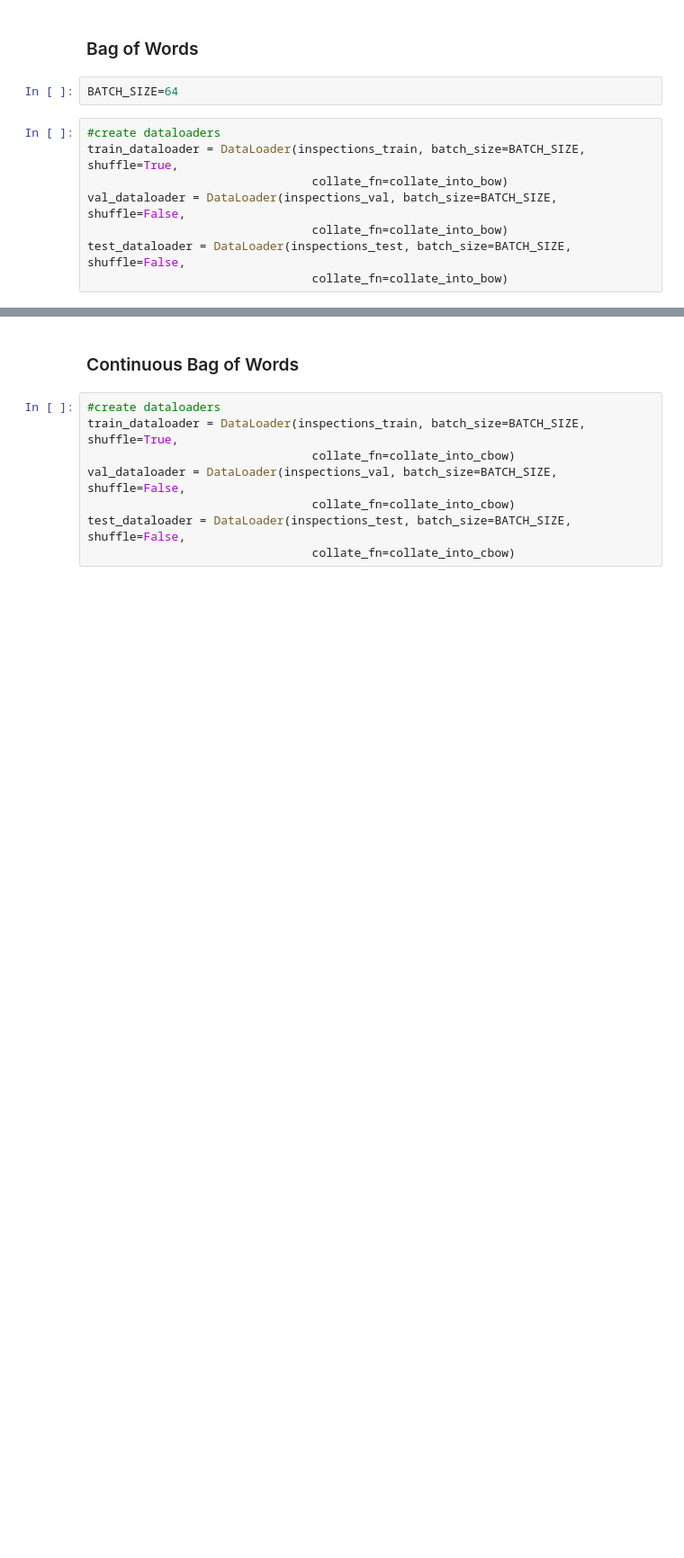
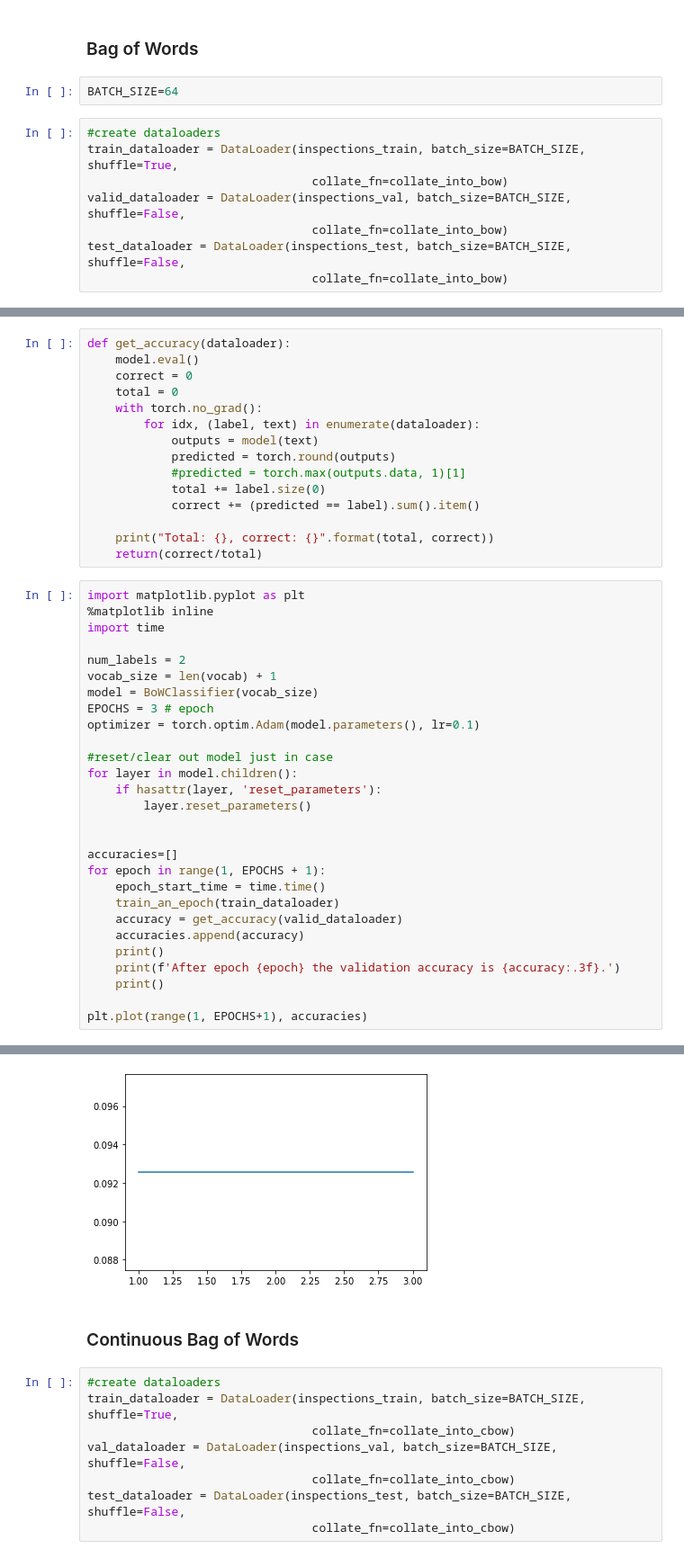
Before and after one commit to apelczar/chicago_food_reinspection, a Jupyter notebook: feature_eng_nn.ipynb, the cells around one changed output, grey strips where cells are left out. Shown: that part at 90% size. Drawn from its saved outputs; the diff is of its cells as text; blank space fills up the shorter version.

```diff
--- a/feature_eng_nn.ipynb
+++ b/feature_eng_nn.ipynb
@@ -239,7 +239,7 @@ BATCH_SIZE=64
 #create dataloaders
 train_dataloader = DataLoader(inspections_train, batch_size=BATCH_SIZE, shuffle=True,
                                 collate_fn=collate_into_bow)
-val_dataloader = DataLoader(inspections_val, batch_size=BATCH_SIZE, shuffle=False,
+valid_dataloader = DataLoader(inspections_val, batch_size=BATCH_SIZE, shuffle=False,
                                 collate_fn=collate_into_bow)
 test_dataloader = DataLoader(inspections_test, batch_size=BATCH_SIZE, shuffle=False,
                                 collate_fn=collate_into_bow)
@@ -245,0 +279,44 @@ test_dataloader = DataLoader(inspections_test, batch_size=BATCH_SIZE, shuffle=Fa
+# %%
+def get_accuracy(dataloader):
+    model.eval()
+    correct = 0
+    total = 0
+    with torch.no_grad():
+        for idx, (label, text) in enumerate(dataloader):
+            outputs = model(text)
+            predicted = torch.round(outputs)
+            #predicted = torch.max(outputs.data, 1)[1]
+            total += label.size(0)
+            correct += (predicted == label).sum().item()
+
+    print("Total: {}, correct: {}".format(total, correct))
+    return(correct/total)
+# %%
+import matplotlib.pyplot as plt
+%matplotlib inline
+import time
+
+num_labels = 2
+vocab_size = len(vocab) + 1
+model = BoWClassifier(vocab_size)
+EPOCHS = 3 # epoch
+optimizer = torch.optim.Adam(model.parameters(), lr=0.1)
+
+#reset/clear out model just in case
+for layer in model.children():
+    if hasattr(layer, 'reset_parameters'):
+        layer.reset_parameters()
+
+
+accuracies=[]
+for epoch in range(1, EPOCHS + 1):
+    epoch_start_time = time.time()
+    train_an_epoch(train_dataloader)
+    accuracy = get_accuracy(valid_dataloader)
+    accuracies.append(accuracy)
+    print()
+    print(f'After epoch {epoch} the validation accuracy is {accuracy:.3f}.')
+    print()
+
+plt.plot(range(1, EPOCHS+1), accuracies)
+# %% [output]
@@ -246,3 +338,4 @@ test_dataloader = DataLoader(inspections_test, batch_size=BATCH_SIZE, shuffle=Fa
+[figure, added]
 # %% [markdown]
 ### Continuous Bag of Words
 # %%
```
Also changed, not shown: parts of 3 cells of this notebook.
